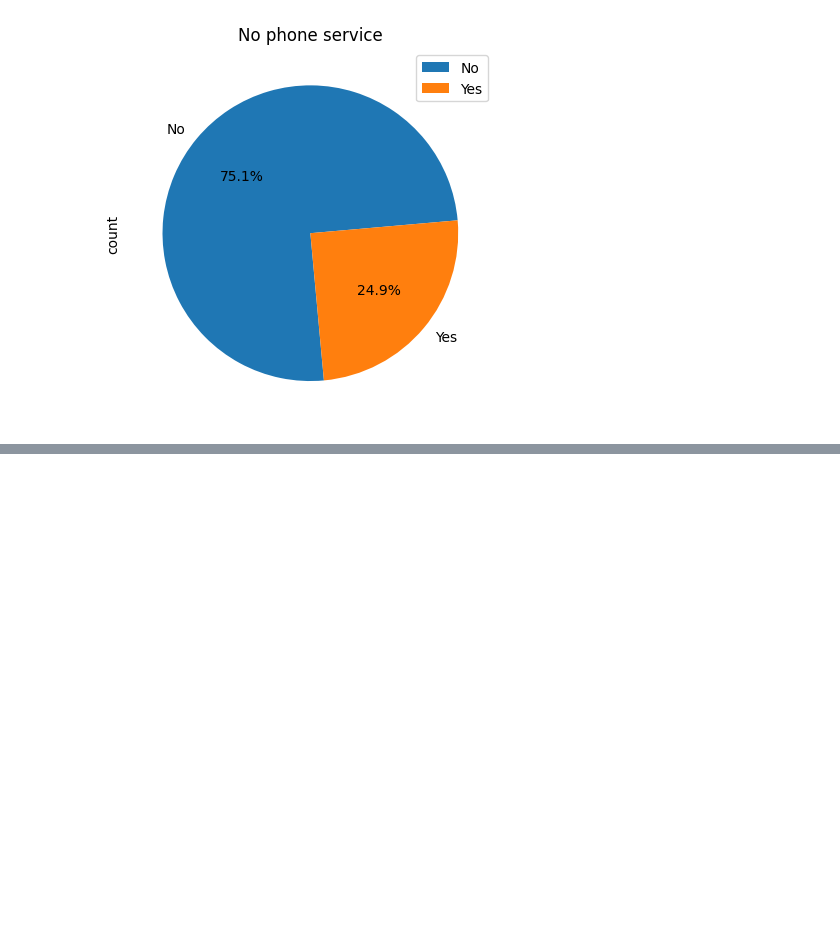
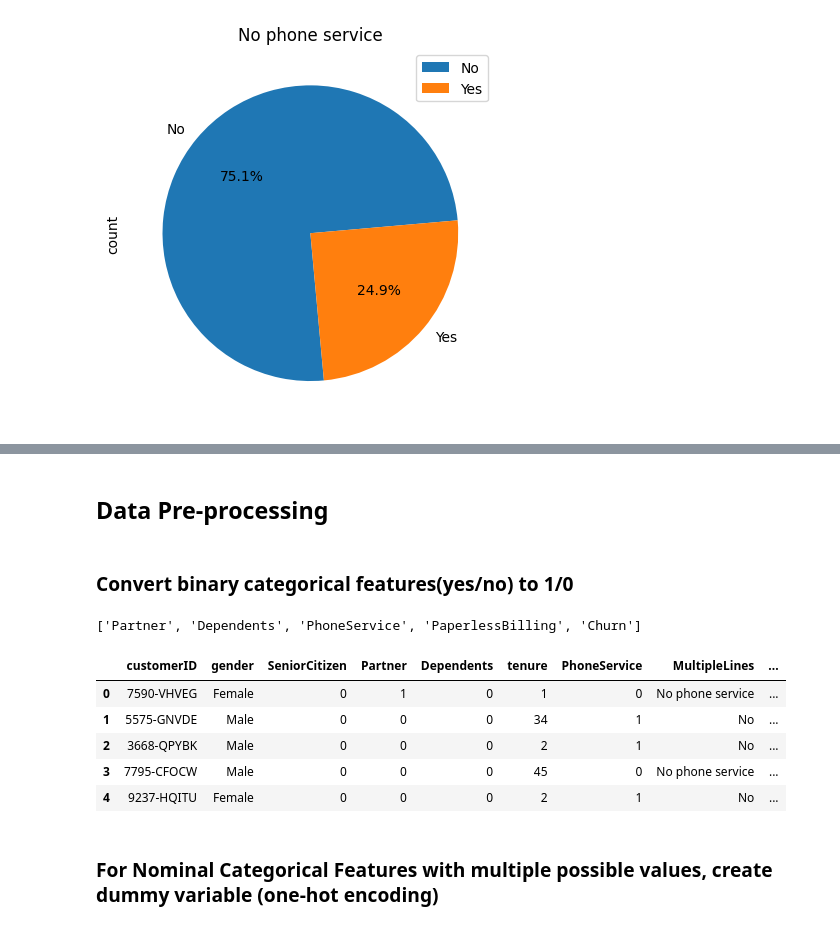
Before and after one commit to asa1997/CarPricePrediction, a Jupyter notebook: Telecom_Customer_Churn/Telecom_CustomerChurn.ipynb, the cells around one changed output, grey strips where cells are left out. Saved outputs shown, nothing was run; the diff lists cells and outputs as text; code cells hidden in the pictures; blank space fills up the shorter version.

```diff
--- a/Telecom_Customer_Churn/Telecom_CustomerChurn.ipynb
+++ b/Telecom_Customer_Churn/Telecom_CustomerChurn.ipynb
@@ -12,6 +12,7 @@ from sklearn.metrics import confusion_matrix
 import matplotlib.mlab as mlab
 import matplotlib.pyplot as plt
 import seaborn as sns
+pd.set_option('display.max_columns', None)
 # %% [markdown]
 ## Import the dataset
 # %%
@@ -268,0 +344,36 @@ plt.show()
+# %% [markdown]
+## Data Pre-processing
+# %% [markdown]
+### Convert binary categorical features(yes/no) to 1/0
+# %%
+# Get list of features with binary category
+
+binary_features = []
+
+for column in churn_data.columns:
+    values = churn_data[column].unique()
+
+    if set(values) == {"Yes", "No"}:
+        binary_features.append(column)
+
+print(binary_features)
+# %% [output]
+['Partner', 'Dependents', 'PhoneService', 'PaperlessBilling', 'Churn']
+# %%
+# Convert to 0/1
+
+def binary_map(x):
+    return x.map({"Yes": 1, "No": 0})
+
+churn_data[binary_features] = churn_data[binary_features].apply(binary_map)
+# %%
+churn_data.head()
+# %% [output]
+|  | customerID | gender | SeniorCitizen | Partner | Dependents | tenure | PhoneService | MultipleLines | ... |
+| 0 | 7590-VHVEG | Female | 0 | 1 | 0 | 1 | 0 | No phone service | ... |
+| 1 | 5575-GNVDE | Male | 0 | 0 | 0 | 34 | 1 | No | ... |
+| 2 | 3668-QPYBK | Male | 0 | 0 | 0 | 2 | 1 | No | ... |
+| 3 | 7795-CFOCW | Male | 0 | 0 | 0 | 45 | 0 | No phone service | ... |
+| 4 | 9237-HQITU | Female | 0 | 0 | 0 | 2 | 1 | No | ... |
+# %% [markdown]
+### For Nominal Categorical Features with multiple possible values, create dummy variable (one-hot encoding)
```
Also changed, not shown: parts of 24 cells of this notebook.
